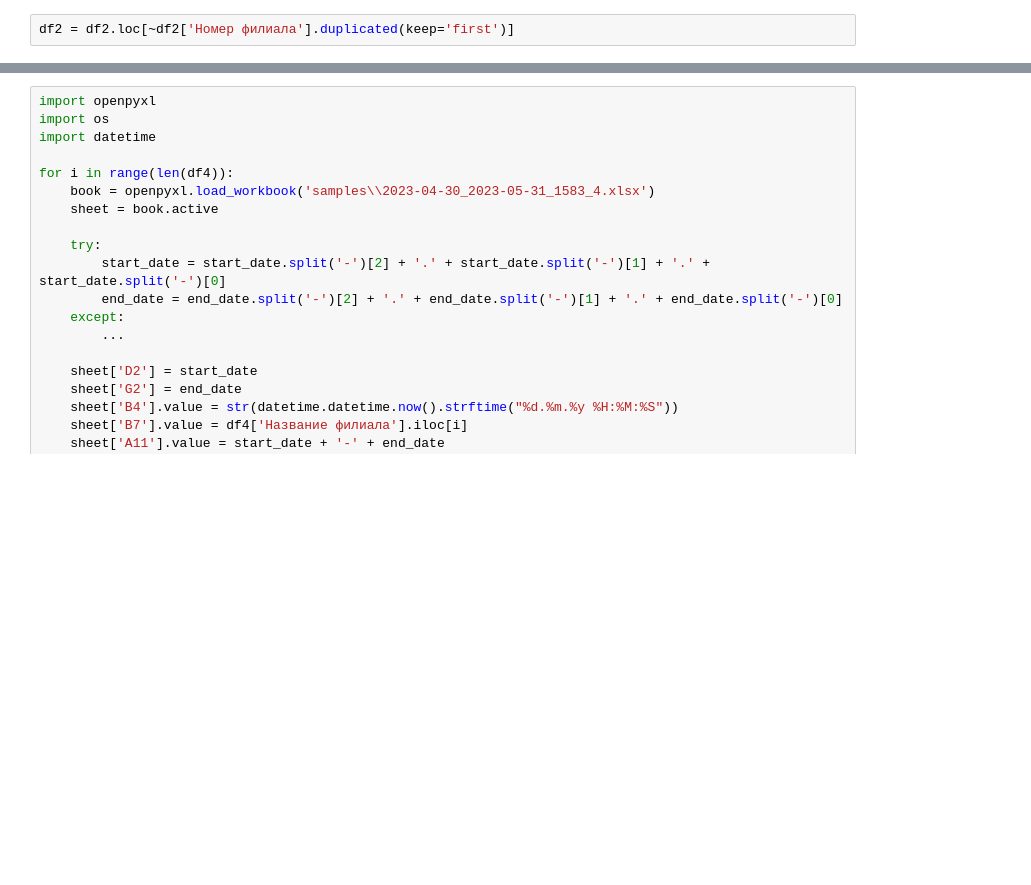
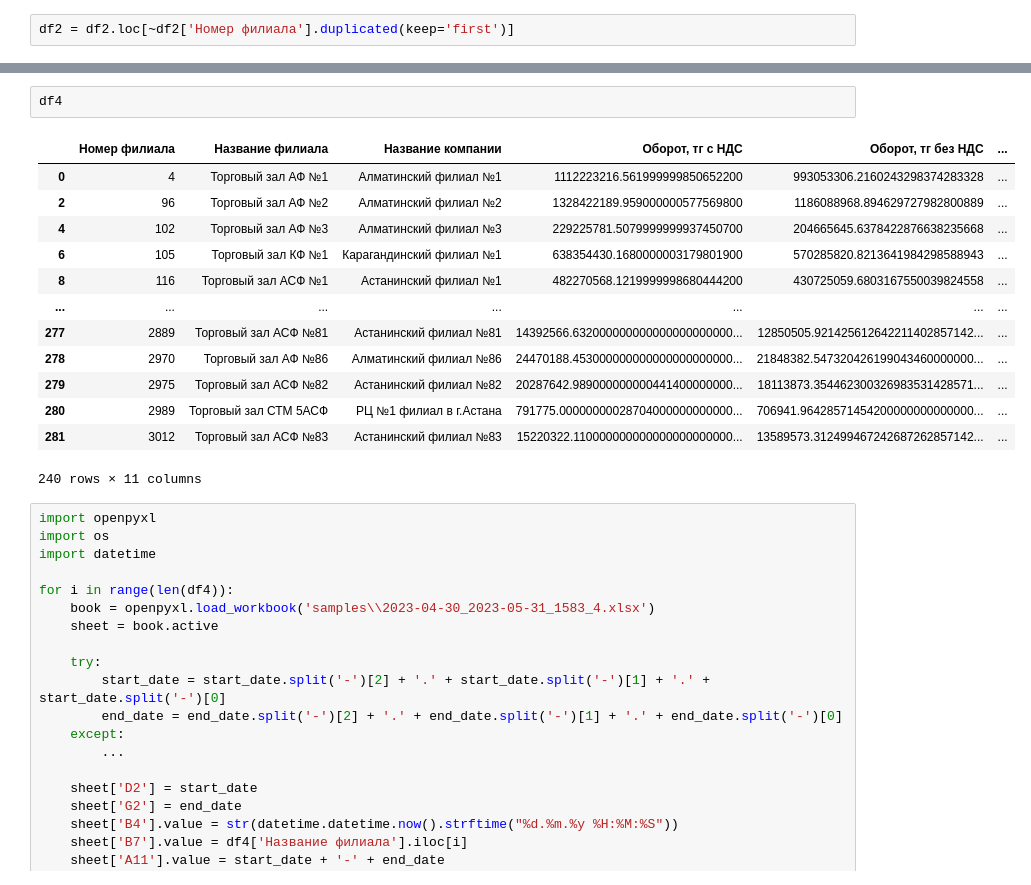
Before and after one commit to OPELsinus/robot-2t-dwh, a Jupyter notebook: 1583_DWH.ipynb, the cells around one changed output, grey strips where cells are left out. Drawn from its saved outputs; the diff is of its cells as text; blank space fills up the shorter version.

```diff
--- a/1583_DWH.ipynb
+++ b/1583_DWH.ipynb
@@ -356,3 +351,19 @@ df4
+# %%
+df4
+# %% [output]
+|  | Номер филиала | Название филиала | Название компании | Оборот, тг с НДС | Оборот, тг без НДС | ... |
+| 0 | 4 | Торговый зал АФ №1 | Алматинский филиал №1 | 1112223216.561999999850652200 | 993053306.2160243298374283328 | ... |
+| 2 | 96 | Торговый зал АФ №2 | Алматинский филиал №2 | 1328422189.959000000577569800 | 1186088968.894629727982800889 | ... |
+| 4 | 102 | Торговый зал АФ №3 | Алматинский филиал №3 | 229225781.5079999999937450700 | 204665645.6378422876638235668 | ... |
+| 6 | 105 | Торговый зал КФ №1 | Карагандинский филиал №1 | 638354430.1680000003179801900 | 570285820.8213641984298588943 | ... |
+| 8 | 116 | Торговый зал АСФ №1 | Астанинский филиал №1 | 482270568.1219999998680444200 | 430725059.6803167550039824558 | ... |
+| ... | ... | ... | ... | ... | ... | ... |
+| 277 | 2889 | Торговый зал АСФ №81 | Астанинский филиал №81 | 14392566.632000000000000000000000... | 12850505.921425612642211402857142... | ... |
+| 278 | 2970 | Торговый зал АФ №86 | Алматинский филиал №86 | 24470188.453000000000000000000000... | 21848382.547320426199043460000000... | ... |
+| 279 | 2975 | Торговый зал АСФ №82 | Астанинский филиал №82 | 20287642.989000000000441400000000... | 18113873.354462300326983531428571... | ... |
+| 280 | 2989 | Торговый зал СТМ 5АСФ | РЦ №1 филиал в г.Астана | 791775.00000000028704000000000000... | 706941.96428571454200000000000000... | ... |
+| 281 | 3012 | Торговый зал АСФ №83 | Астанинский филиал №83 | 15220322.110000000000000000000000... | 13589573.312499467242687262857142... | ... |
+240 rows × 11 columns
 # %%
 import openpyxl
 import os
```
Also changed, not shown: parts of 15 cells of this notebook, 2 other files.
